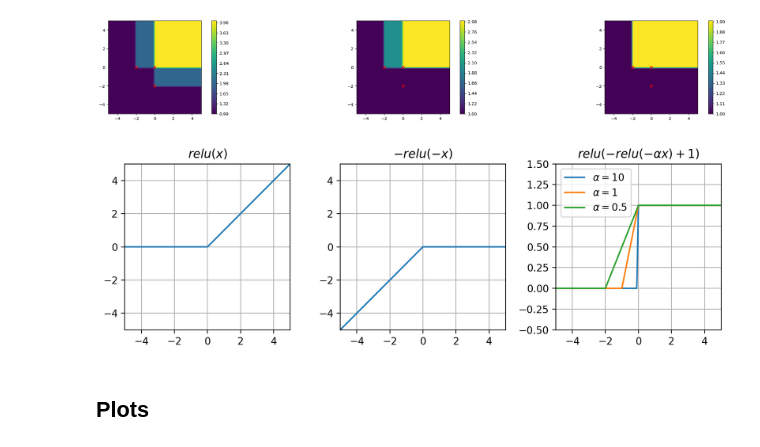
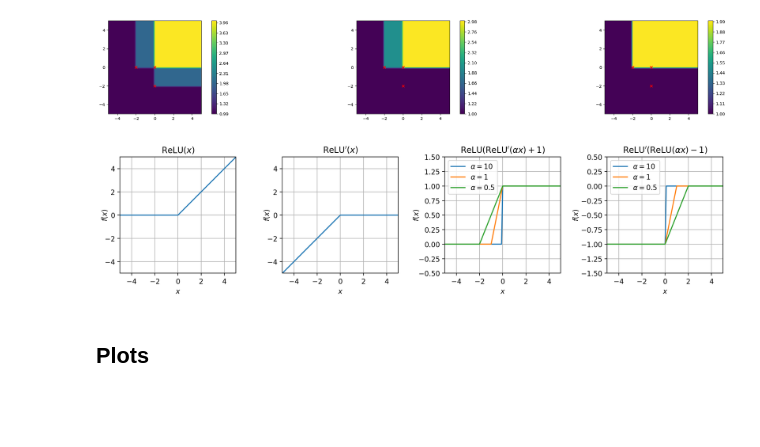
Before and after one commit to davidesartor/inverseCDF, a Jupyter notebook: proof_and_plots.ipynb, the cells around one changed output. Drawn from its saved outputs; the diff is of its cells as text; code cells hidden in the pictures; blank space fills up the shorter version.

```diff
--- a/proof_and_plots.ipynb
+++ b/proof_and_plots.ipynb
@@ -56,34 +56,52 @@ for i in range(Z.shape[-1]):
 [figure]
 # %%
 x = np.linspace(-5, 5, 1000)
-fig, axs = plt.subplots(1,3, dpi=200, figsize=(11,3))
+fig, axs = plt.subplots(1,4, dpi=200, figsize=(16,3))
 axs[0].plot(x, np.maximum(0, x))
 axs[0].set_xlim(-5, 5)
 axs[0].set_ylim(-5, 5)
 axs[0].grid()
-axs[0].set_title("$relu(x)$")
+axs[0].set_title("$\\text{ReLU}(x)$")
 axs[0].set_aspect('equal')
+axs[0].set_xlabel("$x$")
+axs[0].set_ylabel("$f(x)$", labelpad=-5)
 
 axs[1].plot(x, -np.maximum(0, -x))
 axs[1].set_xlim(-5, 5)
 axs[1].set_ylim(-5, 5)
 axs[1].grid()
-axs[1].set_title("$-relu(-x)$")
+axs[1].set_title("$\\text{ReLU}'(x)$")
 axs[1].set_aspect('equal')
+axs[1].set_xlabel("$x$")
+axs[1].set_ylabel("$f(x)$", labelpad=-5)
 
 axs[2].plot(x, np.maximum(-np.maximum(0, -10*x) + 1,0), label="$\\alpha=10$")
 axs[2].plot(x, np.maximum(-np.maximum(0, -1*x) + 1,0), label="$\\alpha=1$")
 axs[2].plot(x, np.maximum(-np.maximum(0, -0.5*x) + 1,0), label="$\\alpha=0.5$")
 axs[2].set_xlim(-5, 5)
 axs[2].set_ylim(-0.5, 1.5)
 axs[2].grid()
-axs[2].set_title("$relu(-relu(-\\alpha x)+1)$")
+axs[2].set_title("$\\text{ReLU}(\\text{ReLU}'(\\alpha x)+1)$")
 axs[2].legend()
 axs[2].set_box_aspect(1)
+axs[2].set_xlabel("$x$")
+axs[2].set_ylabel("$f(x)$", labelpad=-2)
 
-plt.savefig("/Users/albertosinigaglia/Desktop/relu.pdf")
+axs[3].plot(x, -np.maximum(-(np.maximum(0, 10*x) - 1),0), label="$\\alpha=10$")
+axs[3].plot(x, -np.maximum(-(np.maximum(0, 1*x) - 1),0), label="$\\alpha=1$")
+axs[3].plot(x, -np.maximum(-(np.maximum(0, 0.5*x) - 1),0), label="$\\alpha=0.5$")
+axs[3].set_xlim(-5, 5)
+axs[3].set_ylim(-1.5, 0.5)
+axs[3].grid()
+axs[3].set_title("$\\text{ReLU}'(\\text{ReLU}(\\alpha x)-1)$")
+axs[3].legend()
+axs[3].set_box_aspect(1)
+axs[3].set_xlabel("$x$")
+axs[3].set_ylabel("$f(x)$", labelpad=2)
+
+plt.savefig("./relu.pdf", bbox_inches='tight')
 # %% [output]
-[figure, old version]
+[figure, new version]
 # %% [markdown]
 ## Plots
 # %%
```
Also changed, not shown: parts of 8 cells of this notebook, 7 other files.
